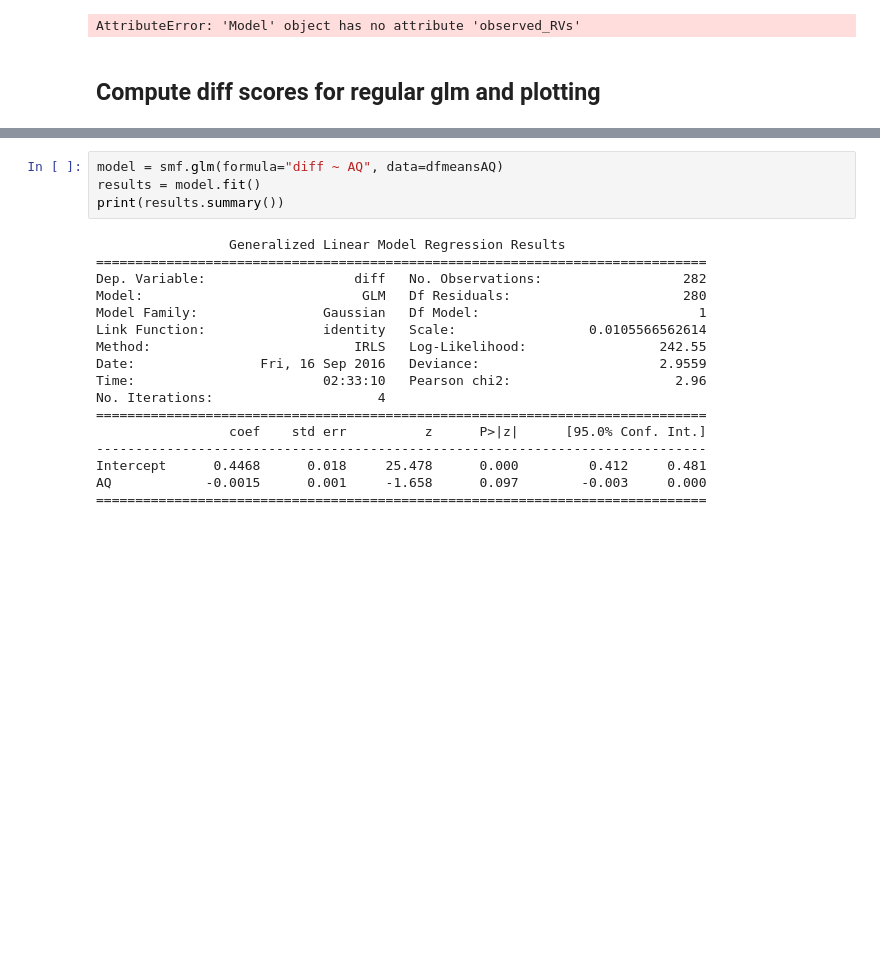
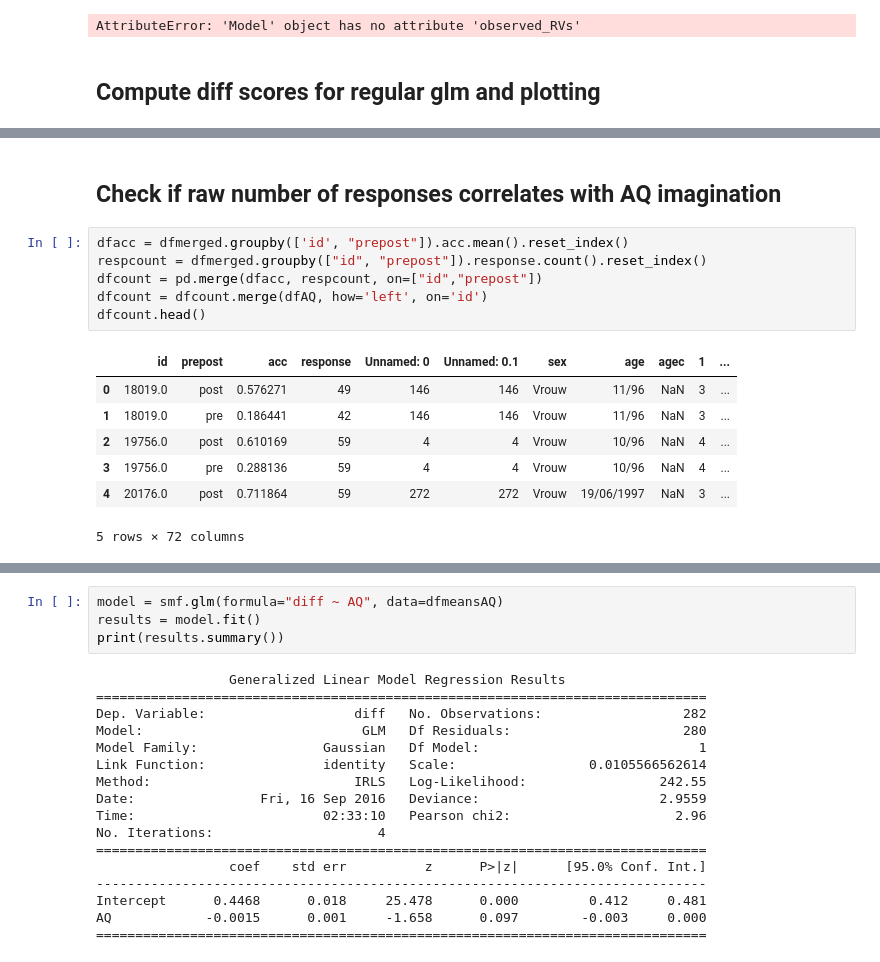
Before and after one commit to hoenir/MooneyTD, a Jupyter notebook: analysisAdolescentsASD2016.ipynb, the cells around one changed output, grey strips where cells are left out. Cells and saved outputs as stored; diff of their text form; blank space fills up the shorter version.

```diff
--- a/analysisAdolescentsASD2016.ipynb
+++ b/analysisAdolescentsASD2016.ipynb
@@ -762,0 +745,16 @@ dfmeansAQ.head()
+# %% [markdown]
+## Check if raw number of responses correlates with AQ imagination
+# %%
+dfacc = dfmerged.groupby(['id', "prepost"]).acc.mean().reset_index()
+respcount = dfmerged.groupby(["id", "prepost"]).response.count().reset_index()
+dfcount = pd.merge(dfacc, respcount, on=["id","prepost"])
+dfcount = dfcount.merge(dfAQ, how='left', on='id')
+dfcount.head()
+# %% [output]
+|  | id | prepost | acc | response | Unnamed: 0 | Unnamed: 0.1 | sex | age | agec | 1 | ... |
+| 0 | 18019.0 | post | 0.576271 | 49 | 146 | 146 | Vrouw | 11/96 | NaN | 3 | ... |
+| 1 | 18019.0 | pre | 0.186441 | 42 | 146 | 146 | Vrouw | 11/96 | NaN | 3 | ... |
+| 2 | 19756.0 | post | 0.610169 | 59 | 4 | 4 | Vrouw | 10/96 | NaN | 4 | ... |
+| 3 | 19756.0 | pre | 0.288136 | 59 | 4 | 4 | Vrouw | 10/96 | NaN | 4 | ... |
+| 4 | 20176.0 | post | 0.711864 | 59 | 272 | 272 | Vrouw | 19/06/1997 | NaN | 3 | ... |
+5 rows × 72 columns
```
Also changed, not shown: parts of 4 cells of this notebook.
